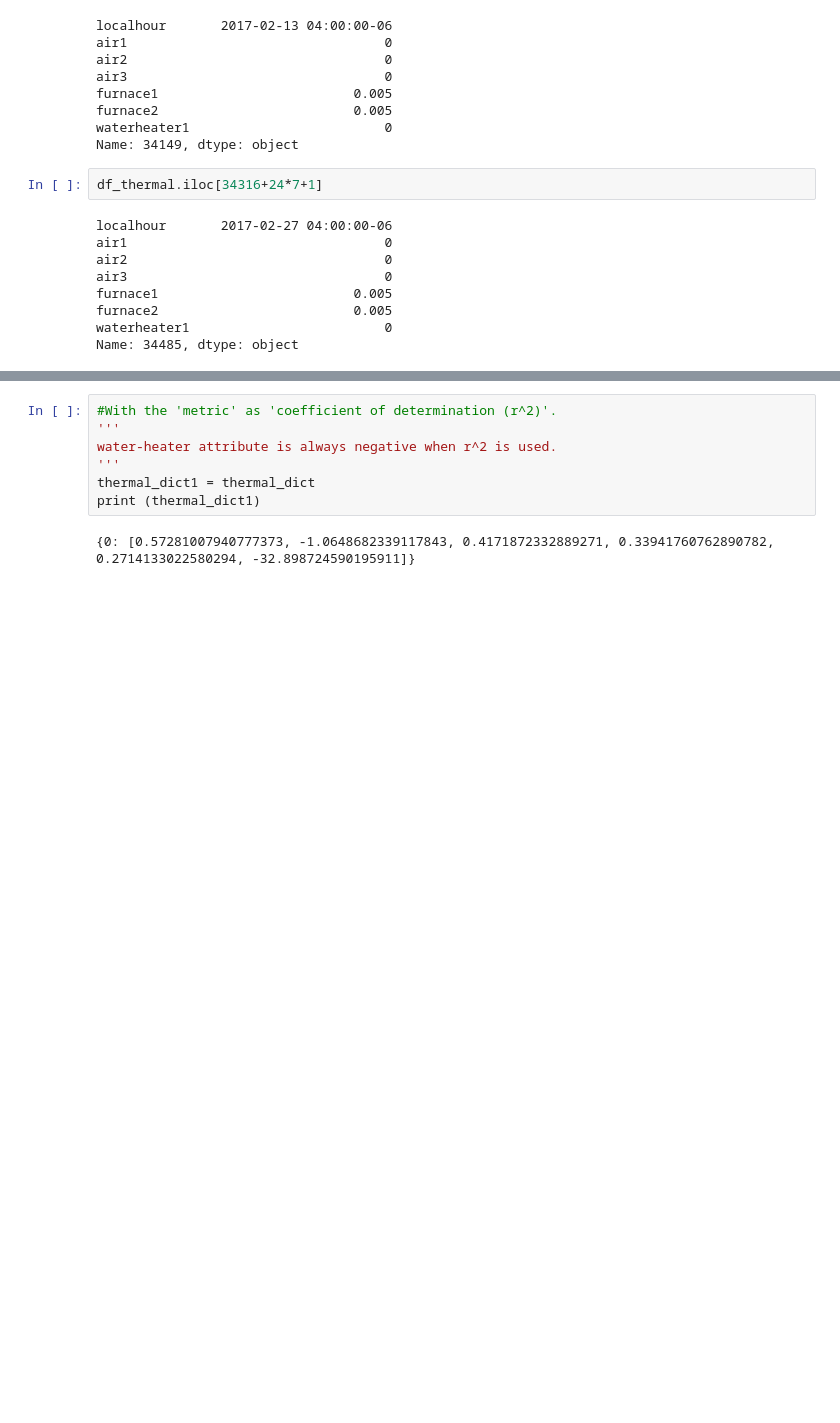
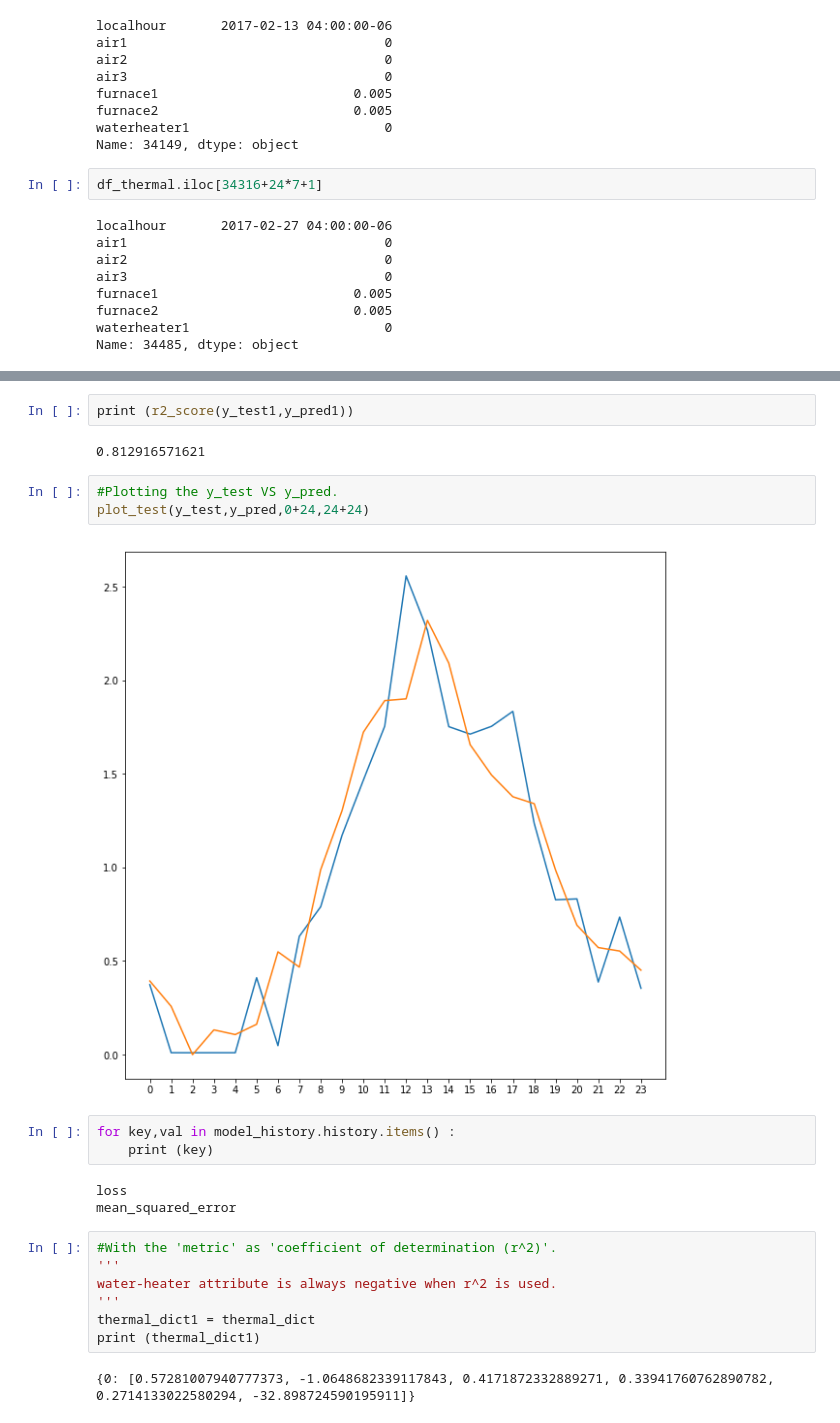
Before and after one commit to adithya8/loadPrediction, a Jupyter notebook: dataport_1632.ipynb, the cells around one changed output, grey strips where cells are left out. Cells and saved outputs as stored; diff of their text form; blank space fills up the shorter version.

```diff
--- a/dataport_1632.ipynb
+++ b/dataport_1632.ipynb
@@ -329,3 +417,18 @@ Time Taken :  614.2838900089264
+# %%
+print (r2_score(y_test1,y_pred1))
+# %% [output]
+0.812916571621
+# %%
+#Plotting the y_test VS y_pred.
+plot_test(y_test,y_pred,0+24,24+24)
+# %% [output]
+[figure, added]
+# %%
+for key,val in model_history.history.items() :
+    print (key)
+# %% [output]
+loss
+mean_squared_error
 # %%
 #With the 'metric' as 'coefficient of determination (r^2)'.
 '''
```
Also changed, not shown: parts of 18 cells of this notebook, 6 other files.
